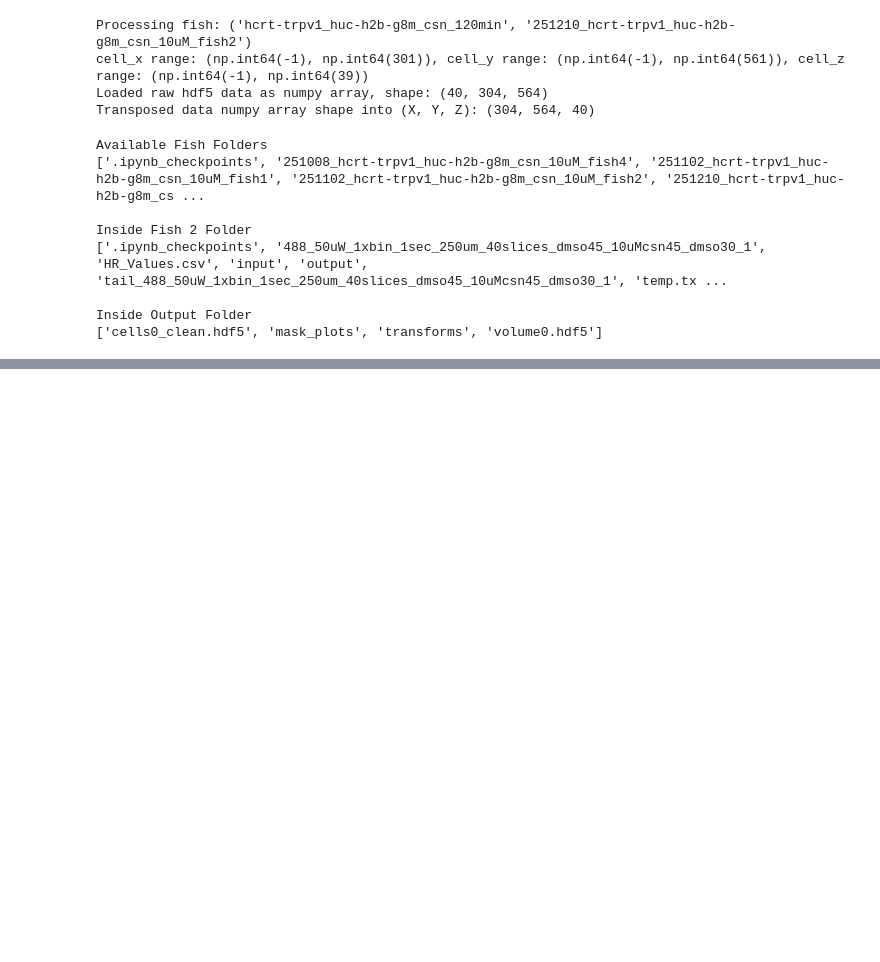
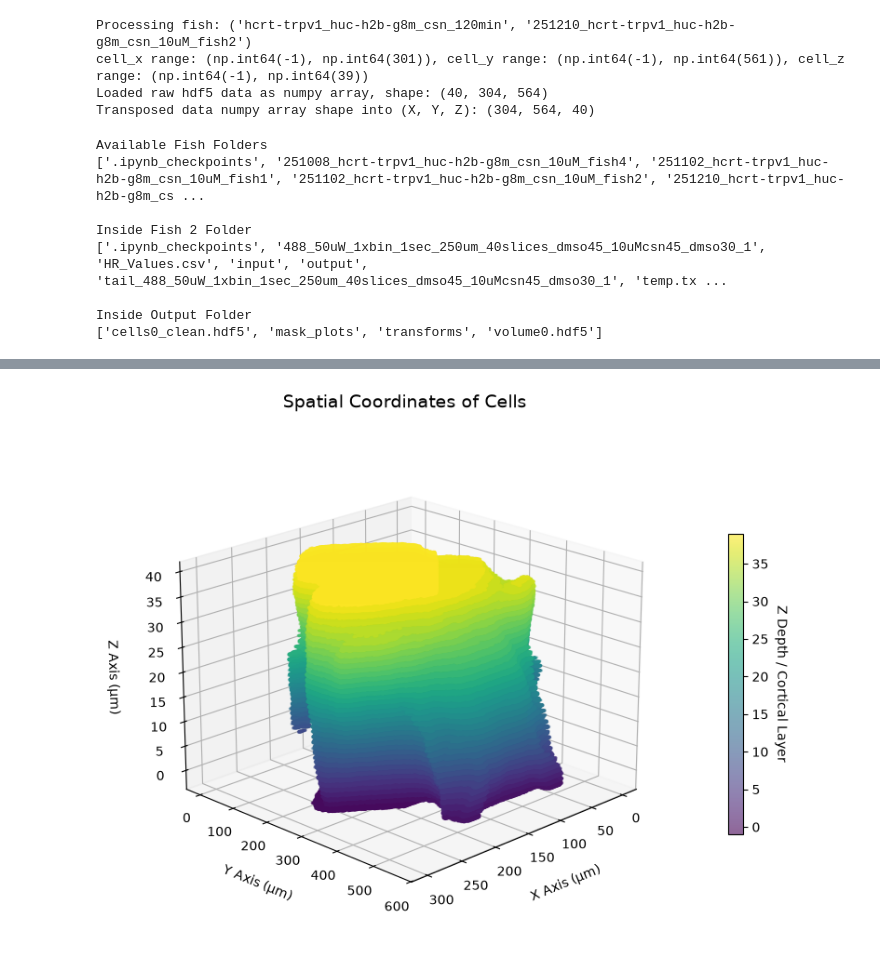
Before and after one commit to jameslequang232/Zebrafish-whole-brain-analysis, a Jupyter notebook: data_load_test.ipynb, the cells around one changed output, grey strips where cells are left out. Cells and saved outputs as stored; diff of their text form; code cells hidden in the pictures; blank space fills up the shorter version.

```diff
--- a/data_load_test.ipynb
+++ b/data_load_test.ipynb
@@ -161,0 +194,31 @@ Transposed data numpy array shape into (X, Y, Z): (288, 568, 40)
+# %%
+try:
+
+    x_coords = cell_x
+    y_coords = cell_y
+    z_coords = cell_z
+    plot_title = "Spatial Coordinates of Cells"
+    print(f"Successfully loaded {len(x_coords)} real cell coordinates!")
+
+except NameError:
+    print("error")
+
+
+
+fig = plt.figure(figsize=(10, 7))
+ax = fig.add_extend = fig.add_subplot(111, projection='3d')
+
+
+scatter = ax.scatter(x_coords, y_coords, z_coords, c=z_coords, cmap='viridis', s=2, alpha=0.6)
+
+ax.set_title(plot_title, fontsize=14, pad=20)
+ax.set_xlabel('X Axis (μm)', labelpad=10)
+ax.set_ylabel('Y Axis (μm)', labelpad=10)
+ax.set_zlabel('Z Axis (μm)', labelpad=10)
+
+cbar = fig.colorbar(scatter, ax=ax, pad=0.1, shrink=0.6)
+cbar.set_label('Z Depth / Cortical Layer', rotation=270, labelpad=15)
+
+ax.view_init(elev=20, azim=45)
+plt.show()
+# %% [output]
@@ -161,0 +226 @@ Transposed data numpy array shape into (X, Y, Z): (288, 568, 40)
+[figure, added]
```
Also changed, not shown: parts of 7 cells of this notebook.
